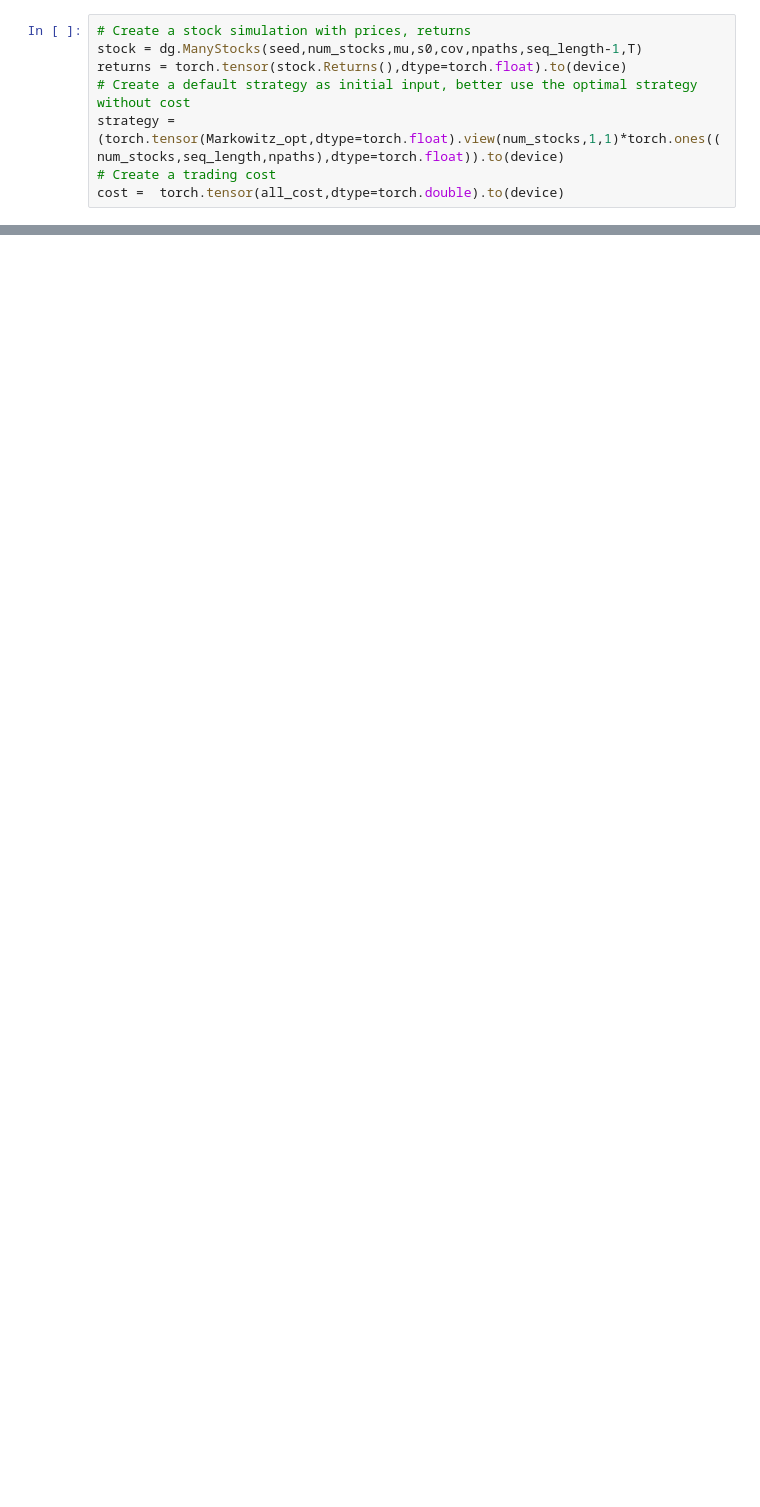
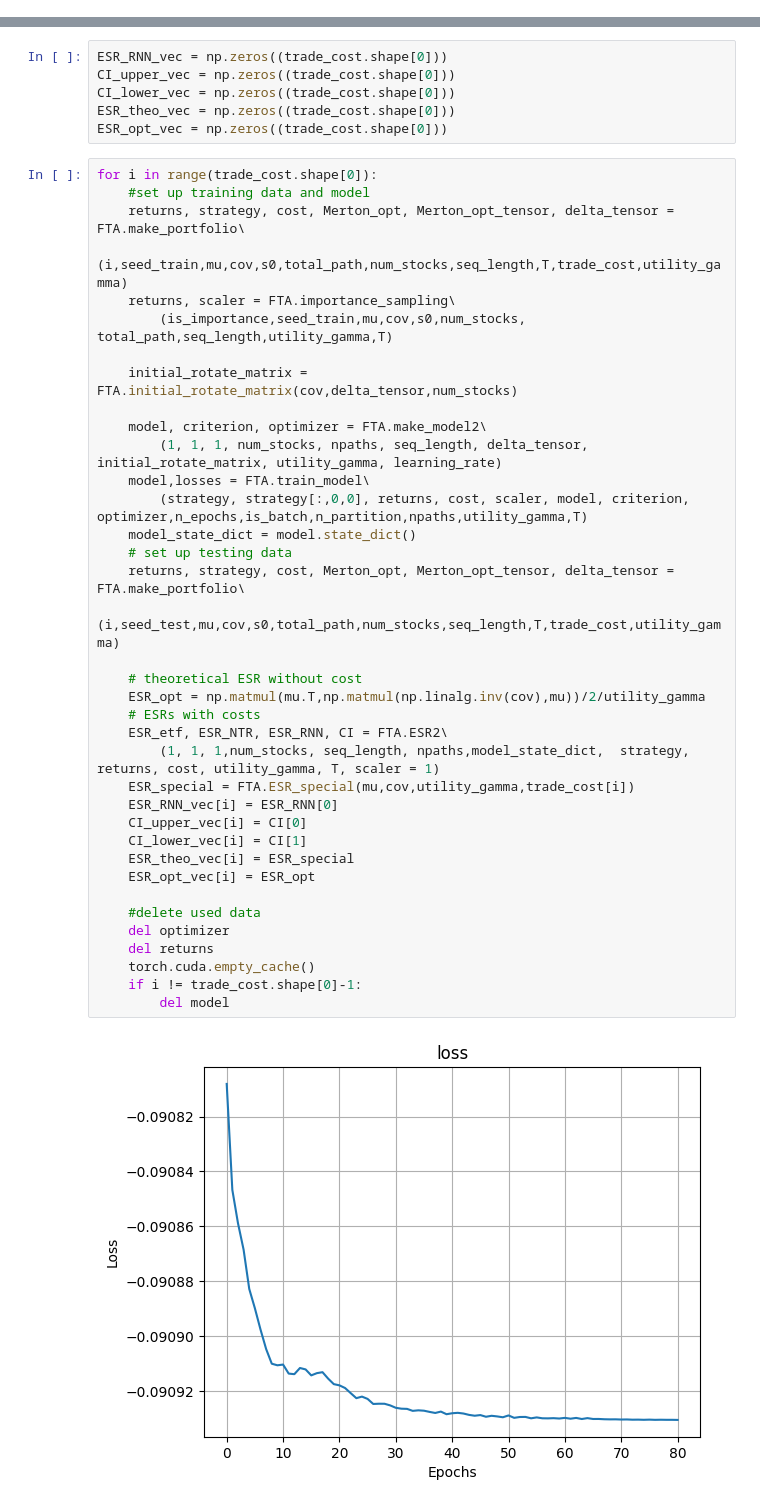
Before and after one commit to jsxzliran/TransactionCost, a Jupyter notebook: Two_Assets_Trading_Costs.ipynb, the cells around one changed output, grey strips where cells are left out. Saved outputs shown, nothing was run; the diff lists cells and outputs as text; blank space fills up the shorter version.

```diff
--- a/Two_Assets_Trading_Costs.ipynb
+++ b/Two_Assets_Trading_Costs.ipynb
@@ -68,8 +52,0 @@ index_matrix = torch.tensor(cc,dtype = torch.float).to(device)
-# %%
-# Create a stock simulation with prices, returns
-stock = dg.ManyStocks(seed,num_stocks,mu,s0,cov,npaths,seq_length-1,T)
-returns = torch.tensor(stock.Returns(),dtype=torch.float).to(device)
-# Create a default strategy as initial input, better use the optimal strategy without cost
-strategy = (torch.tensor(Markowitz_opt,dtype=torch.float).view(num_stocks,1,1)*torch.ones((num_stocks,seq_length,npaths),dtype=torch.float)).to(device)
-# Create a trading cost
-cost =  torch.tensor(all_cost,dtype=torch.double).to(device)
@@ -431,0 +53,45 @@ print(CI_upper.cpu().detach().numpy())
+# %%
+ESR_RNN_vec = np.zeros((trade_cost.shape[0]))
+CI_upper_vec = np.zeros((trade_cost.shape[0]))
+CI_lower_vec = np.zeros((trade_cost.shape[0]))
+ESR_theo_vec = np.zeros((trade_cost.shape[0]))
+ESR_opt_vec = np.zeros((trade_cost.shape[0]))
+# %%
+for i in range(trade_cost.shape[0]):
+    #set up training data and model
+    returns, strategy, cost, Merton_opt, Merton_opt_tensor, delta_tensor = FTA.make_portfolio\
+        (i,seed_train,mu,cov,s0,total_path,num_stocks,seq_length,T,trade_cost,utility_gamma)
+    returns, scaler = FTA.importance_sampling\
+        (is_importance,seed_train,mu,cov,s0,num_stocks, total_path,seq_length,utility_gamma,T)
+
+    initial_rotate_matrix = FTA.initial_rotate_matrix(cov,delta_tensor,num_stocks)
+
+    model, criterion, optimizer = FTA.make_model2\
+        (1, 1, 1, num_stocks, npaths, seq_length, delta_tensor, initial_rotate_matrix, utility_gamma, learning_rate)
+    model,losses = FTA.train_model\
+        (strategy, strategy[:,0,0], returns, cost, scaler, model, criterion, optimizer,n_epochs,is_batch,n_partition,npaths,utility_gamma,T)
+    model_state_dict = model.state_dict()
+    # set up testing data
+    returns, strategy, cost, Merton_opt, Merton_opt_tensor, delta_tensor = FTA.make_portfolio\
+        (i,seed_test,mu,cov,s0,total_path,num_stocks,seq_length,T,trade_cost,utility_gamma)
+
+    # theoretical ESR without cost
+    ESR_opt = np.matmul(mu.T,np.matmul(np.linalg.inv(cov),mu))/2/utility_gamma
+    # ESRs with costs
+    ESR_etf, ESR_NTR, ESR_RNN, CI = FTA.ESR2\
+        (1, 1, 1,num_stocks, seq_length, npaths,model_state_dict,  strategy, returns, cost, utility_gamma, T, scaler = 1)
+    ESR_special = FTA.ESR_special(mu,cov,utility_gamma,trade_cost[i])
+    ESR_RNN_vec[i] = ESR_RNN[0]
+    CI_upper_vec[i] = CI[0]
+    CI_lower_vec[i] = CI[1]
+    ESR_theo_vec[i] = ESR_special
+    ESR_opt_vec[i] = ESR_opt
+
+    #delete used data
+    del optimizer
+    del returns
+    torch.cuda.empty_cache()
+    if i != trade_cost.shape[0]-1:
+        del model
+# %% [output]
+[figure, added]
```
Also changed, not shown: parts of 22 cells of this notebook, 11 other files.
